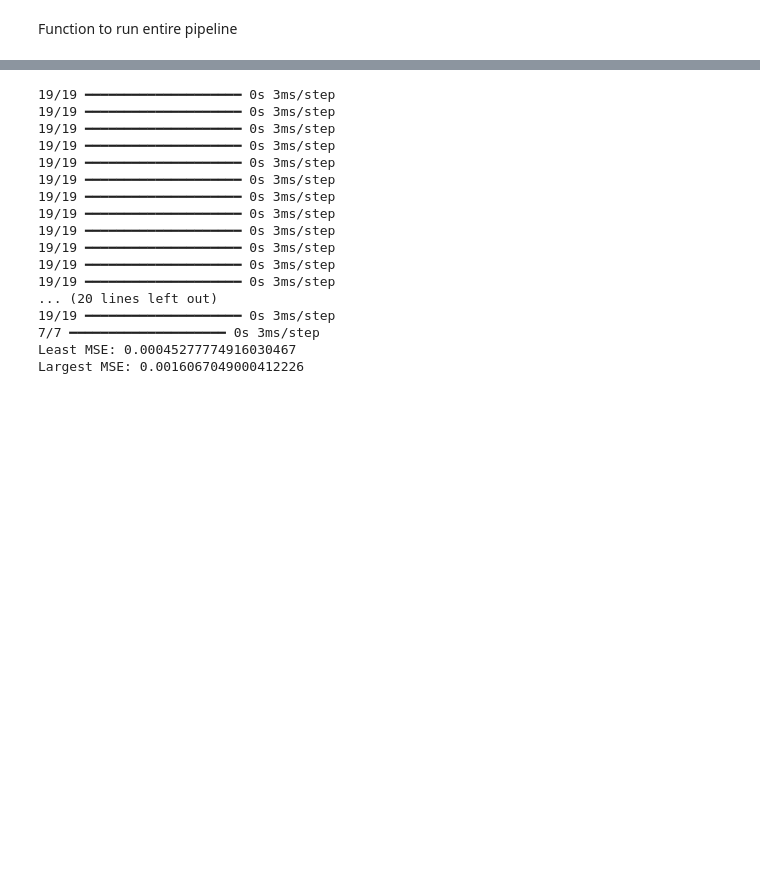
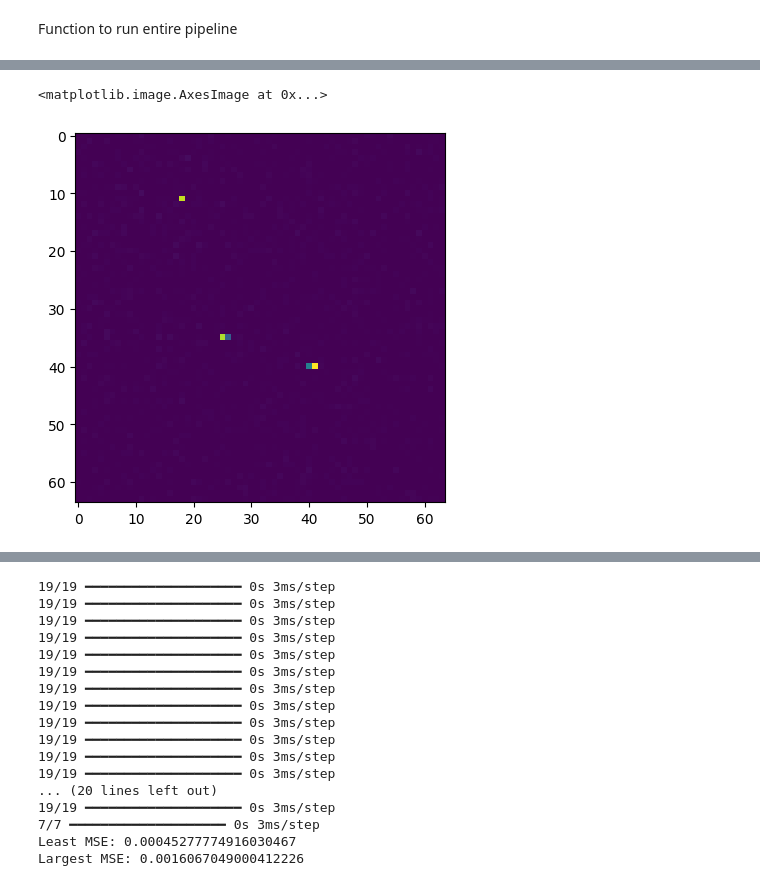
Before and after one commit to DerrickAppiahOsei/da886, a Jupyter notebook: Electron Counting Extended Arch/Classes and Functions.ipynb, the cells around one changed output, grey strips where cells are left out. Drawn from its saved outputs; the diff is of its cells as text; code cells hidden in the pictures; blank space fills up the shorter version.

```diff
--- a/Electron Counting Extended Arch/Classes and Functions.ipynb
+++ b/Electron Counting Extended Arch/Classes and Functions.ipynb
@@ -397,0 +401,5 @@ Validation Images: (20000, 64, 64), Validation Midpoints: (20000, 1, 3, 2)
+# %%
+plt.imshow(train_images[1])
+# %% [output]
+<matplotlib.image.AxesImage at 0x...>
+[figure, added]
```
Also changed, not shown: parts of 35 cells of this notebook.
